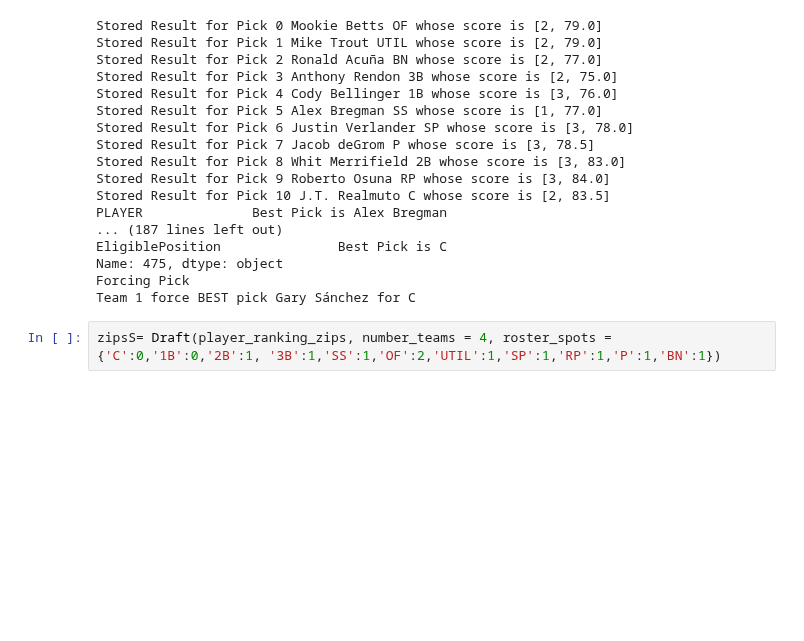
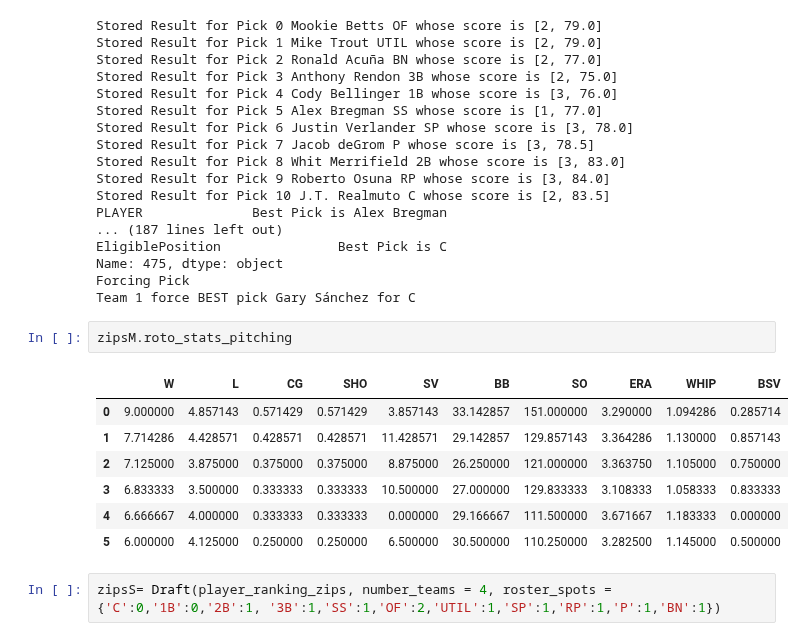
Before and after one commit to wrapgenius/GameDay2020, a Jupyter notebook: GameDay_Notebook.ipynb, the cells around one changed output. Saved outputs shown, nothing was run; the diff lists cells and outputs as text; blank space fills up the shorter version.

```diff
--- a/GameDay_Notebook.ipynb
+++ b/GameDay_Notebook.ipynb
@@ -424,6 +424,16 @@ EligiblePosition               Best Pick is C
 Name: 475, dtype: object
 Forcing Pick
 Team 1 force BEST pick Gary Sánchez for C
+# %%
+zipsM.roto_stats_pitching
+# %% [output]
+|  | W | L | CG | SHO | SV | BB | SO | ERA | WHIP | BSV |
+| 0 | 9.000000 | 4.857143 | 0.571429 | 0.571429 | 3.857143 | 33.142857 | 151.000000 | 3.290000 | 1.094286 | 0.285714 |
+| 1 | 7.714286 | 4.428571 | 0.428571 | 0.428571 | 11.428571 | 29.142857 | 129.857143 | 3.364286 | 1.130000 | 0.857143 |
+| 2 | 7.125000 | 3.875000 | 0.375000 | 0.375000 | 8.875000 | 26.250000 | 121.000000 | 3.363750 | 1.105000 | 0.750000 |
+| 3 | 6.833333 | 3.500000 | 0.333333 | 0.333333 | 10.500000 | 27.000000 | 129.833333 | 3.108333 | 1.058333 | 0.833333 |
+| 4 | 6.666667 | 4.000000 | 0.333333 | 0.333333 | 0.000000 | 29.166667 | 111.500000 | 3.671667 | 1.183333 | 0.000000 |
+| 5 | 6.000000 | 4.125000 | 0.250000 | 0.250000 | 6.500000 | 30.500000 | 110.250000 | 3.282500 | 1.145000 | 0.500000 |
 # %%
 zipsS= Draft(player_ranking_zips, number_teams = 4, roster_spots = {'C':0,'1B':0,'2B':1, '3B':1,'SS':1,'OF':2,'UTIL':1,'SP':1,'RP':1,'P':1,'BN':1})
 # %%
```
Also changed, not shown: parts of 12 cells of this notebook.
